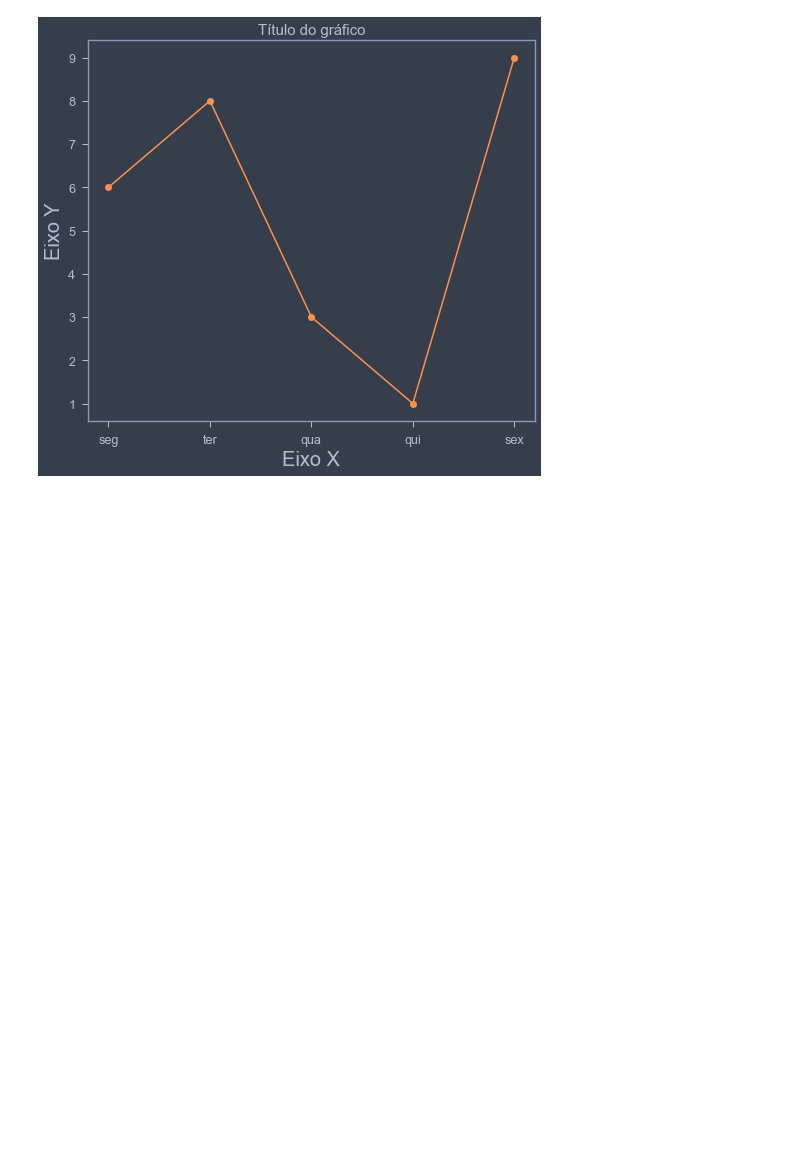
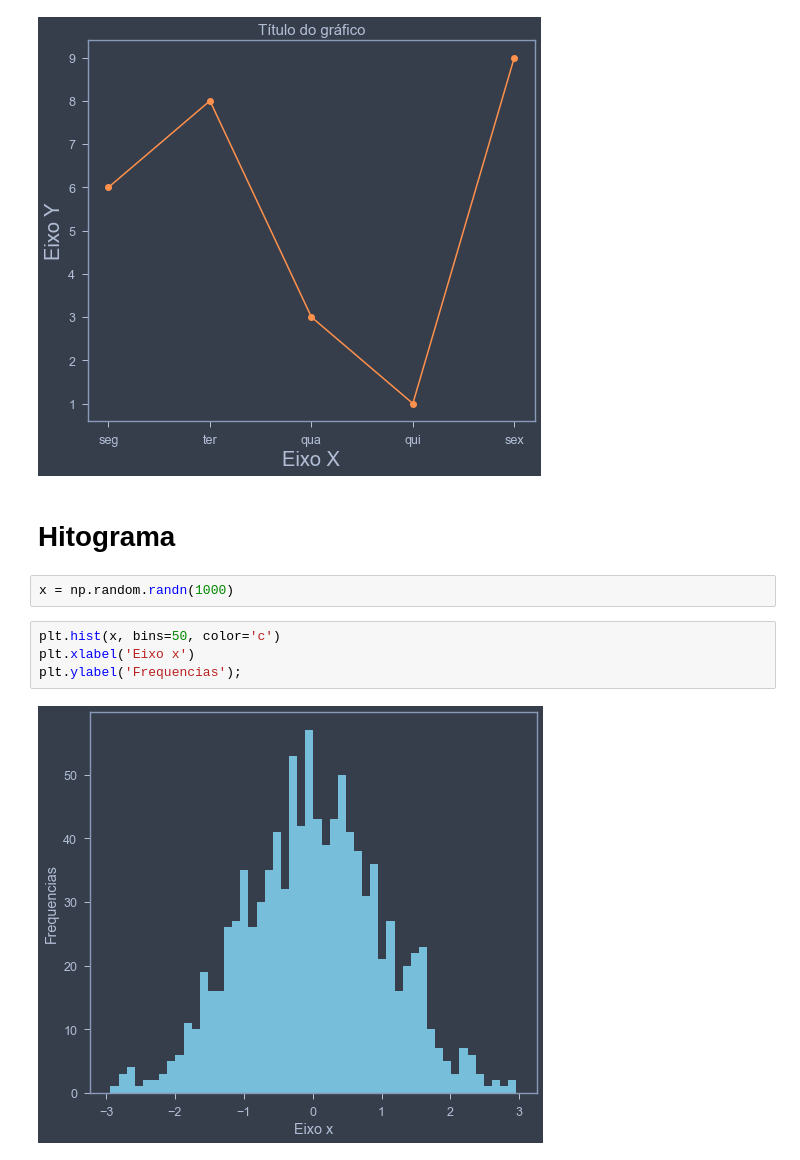
Before and after one commit to Ighus/ds_stats_study, a Jupyter notebook: graphs_2.ipynb, the cells around one changed output. Drawn from its saved outputs; the diff is of its cells as text; blank space fills up the shorter version.

```diff
--- a/graphs_2.ipynb
+++ b/graphs_2.ipynb
@@ -21,3 +22,13 @@ plt.ylabel('Eixo Y', size=20)
 plt.title('Título do gráfico', size=15);
 # %% [output]
 [figure]
+# %% [markdown]
+# Hitograma
+# %%
+x = np.random.randn(1000)
+# %%
+plt.hist(x, bins=50, color='c')
+plt.xlabel('Eixo x')
+plt.ylabel('Frequencias');
+# %% [output]
+[figure, added]
```
Also changed, not shown: parts of 1 cell of this notebook.
